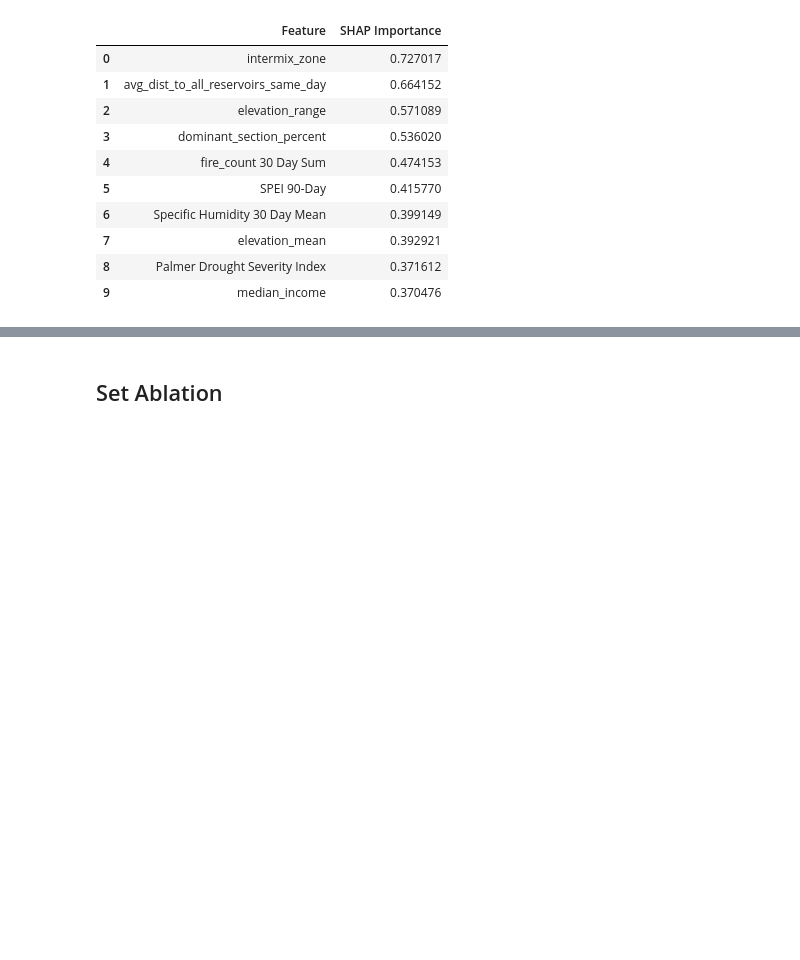
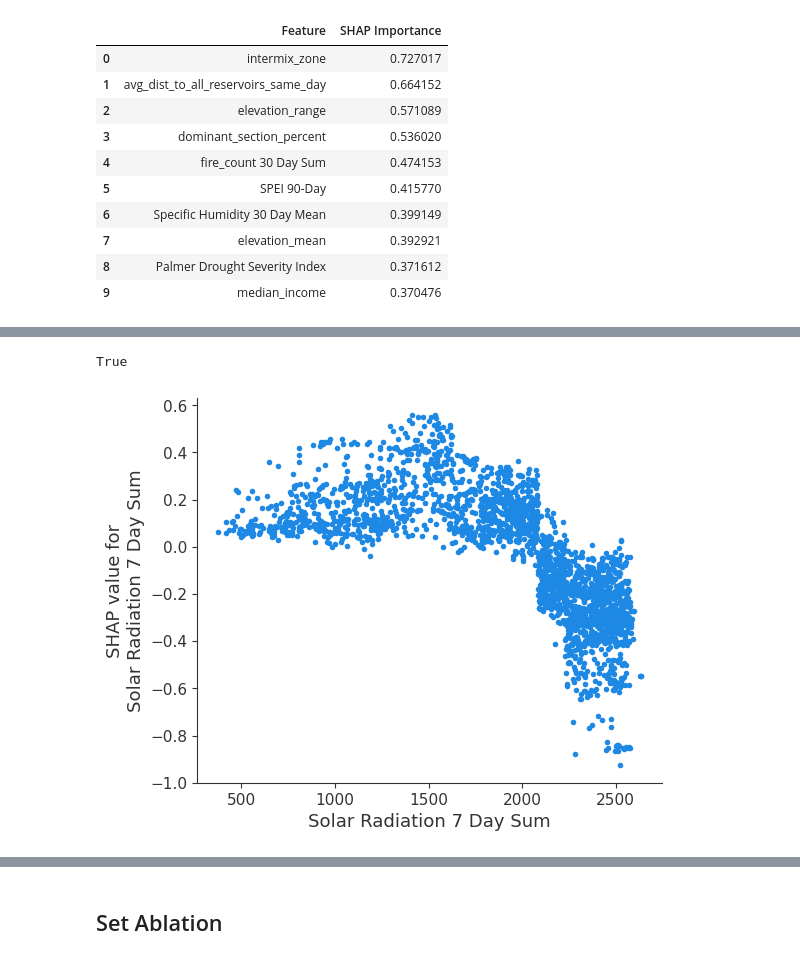
Before and after one commit to dustinlit/California-Wildfire-Ignition-ML-Modeling, a Jupyter notebook: notebooks/10_B_Fire_Damage_Feature_Ablation.ipynb, the cells around one changed output, grey strips where cells are left out. Cells and saved outputs as stored; diff of their text form; code cells hidden in the pictures; blank space fills up the shorter version.

Commit message:
Add shap dependence plots

```diff
--- a/notebooks/10_B_Fire_Damage_Feature_Ablation.ipynb
+++ b/notebooks/10_B_Fire_Damage_Feature_Ablation.ipynb
@@ -205,0 +206,18 @@ common_ranked
+# %%
+explainer = shap.TreeExplainer(damage_xgb)
+shap_values = explainer.shap_values(X_xgb)
+# %%
+shap_class = shap_values[:, :, 4]
+# %%
+shap_class.shape == X_xgb.shape
+# %% [output]
+True
+# %%
+shap.dependence_plot(
+    "Solar Radiation 7 Day Sum",
+    shap_class,
+    X_xgb,
+    interaction_index=None
+)
+# %% [output]
+[figure, added]
```
Also changed, not shown: parts of 8 cells of this notebook.
